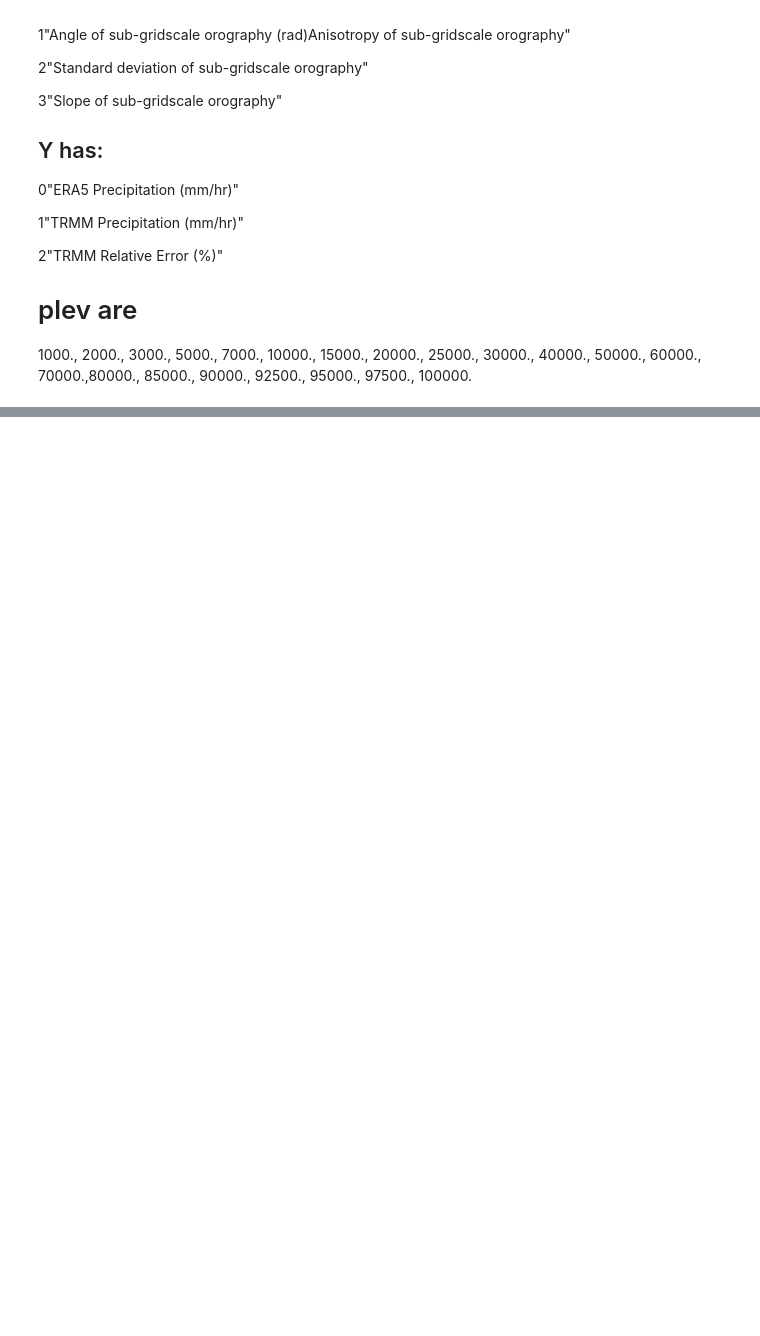
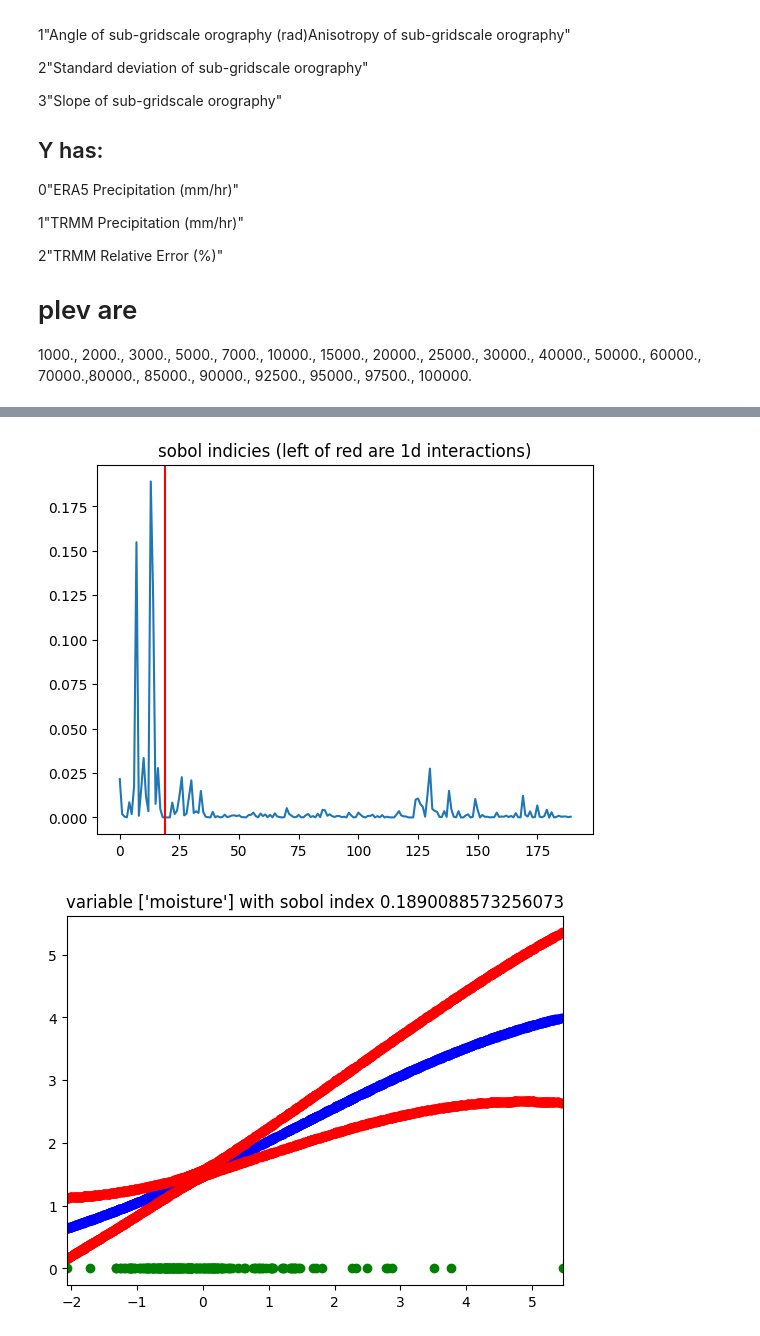
Before and after one commit to JaxGaussianProcesses/GPJax, a Jupyter notebook: Play.ipynb, the cells around one changed output, grey strips where cells are left out. Saved outputs shown, nothing was run; the diff lists cells and outputs as text; code cells hidden in the pictures; blank space fills up the shorter version.

```diff
--- a/Play.ipynb
+++ b/Play.ipynb
@@ -284,0 +408,5 @@ print(f"interaction vars is {opt_posterior.prior.kernel.interaction_variances}")
+# %%
+plot_interactions(opt_posterior, D_small)
+# %% [output]
+[figure, added]
+[figure, added]
```
Also changed, not shown: parts of 9 cells of this notebook, 2 other files.
